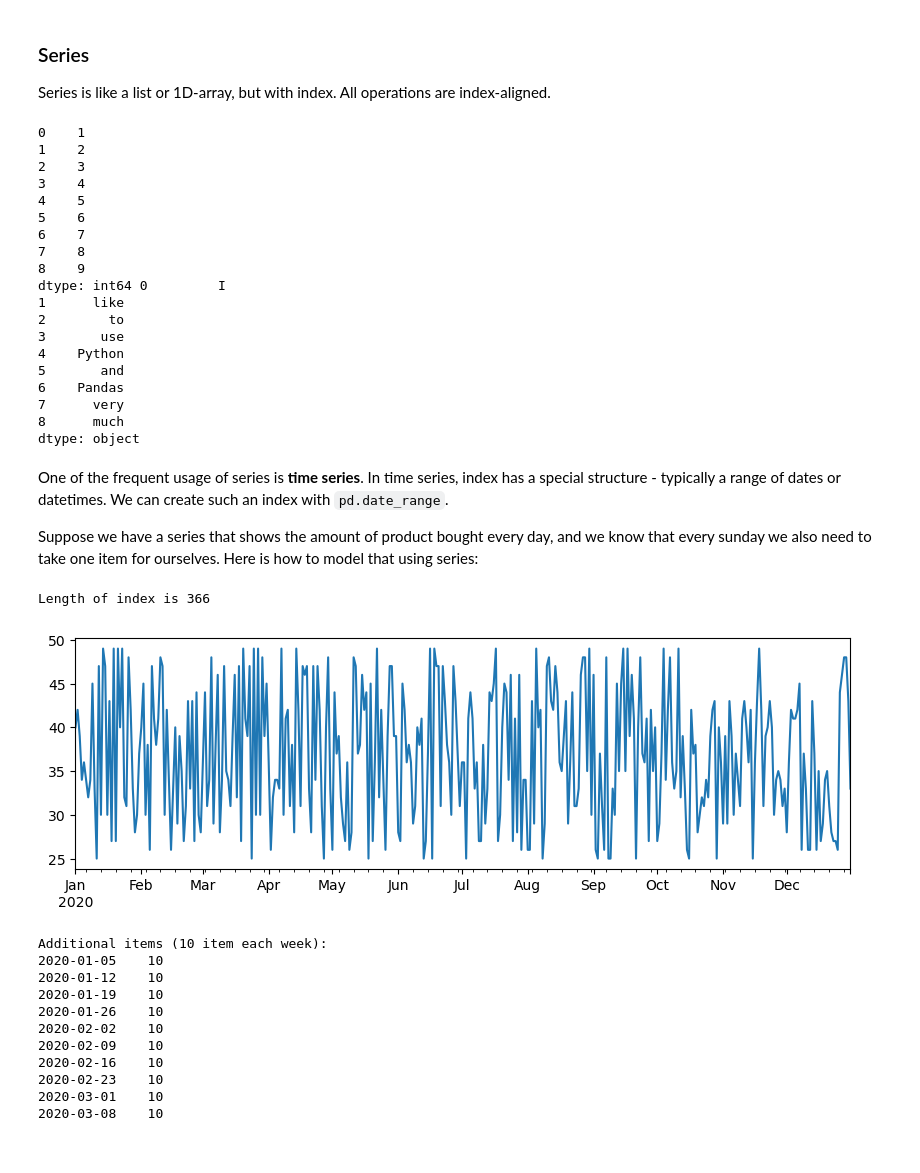
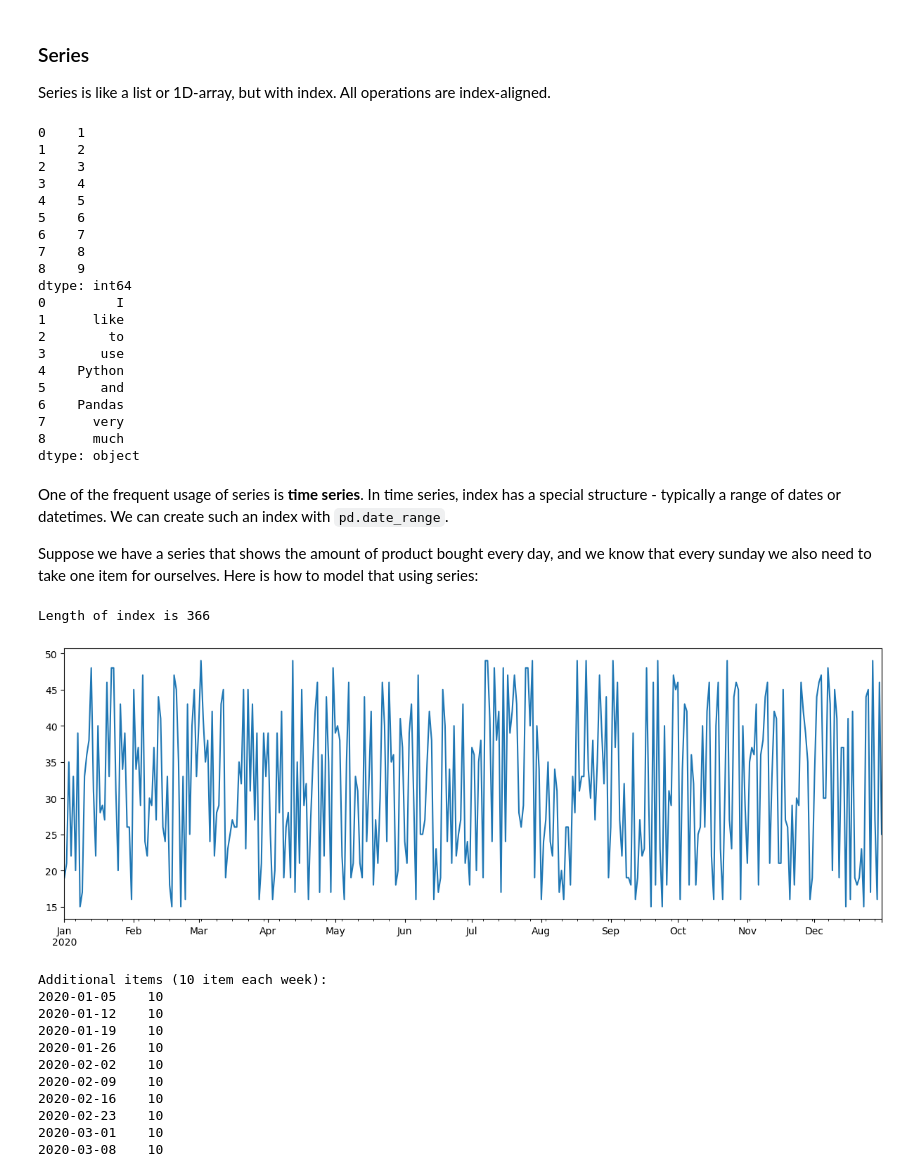
Before and after one commit to myworkshopca/DataScienceBasic, a Jupyter notebook: lessons/07-python/panada-basic.ipynb, the cells around one changed output. Saved outputs shown, nothing was run; the diff lists cells and outputs as text; code cells hidden in the pictures.

```diff
--- a/lessons/07-python/panada-basic.ipynb
+++ b/lessons/07-python/panada-basic.ipynb
@@ -13,7 +13,8 @@ Series is like a list or 1D-array, but with index. All operations are index-alig
 # %%
 a = pd.Series(range(1,10))
 b = pd.Series(["I","like","to","use","Python","and","Pandas","very","much"],index=range(0,9))
-print(a,b)
+print(a)
+print(b)
 # %% [output]
 0    1
 1    2
@@ -24,7 +25,8 @@ print(a,b)
 6    7
 7    8
 8    9
-dtype: int64 0         I
+dtype: int64
+0         I
 1      like
 2        to
 3       use
@@ -41,14 +43,14 @@ Suppose we have a series that shows the amount of product bought every day, and
 # %%
 start_date = "Jan 1, 2020"
 end_date = "Dec 31, 2020"
 idx = pd.date_range(start_date,end_date)
 print(f"Length of index is {len(idx)}")
-items_sold = pd.Series(np.random.randint(25,50,size=len(idx)),index=idx)
-items_sold.plot(figsize=(10,3))
+items_sold = pd.Series(np.random.randint(15,50,size=len(idx)),index=idx)
+items_sold.plot(figsize=(15,5))
 plt.show()
 # %% [output]
 Length of index is 366
-[figure, old version]
+[figure, new version]
 # %%
 additional_items = pd.Series(10,index=pd.date_range(start_date,end_date,freq="W"))
 print(f"Additional items (10 item each week):\n{additional_items}")
```
Also changed, not shown: parts of 5 cells of this notebook.
